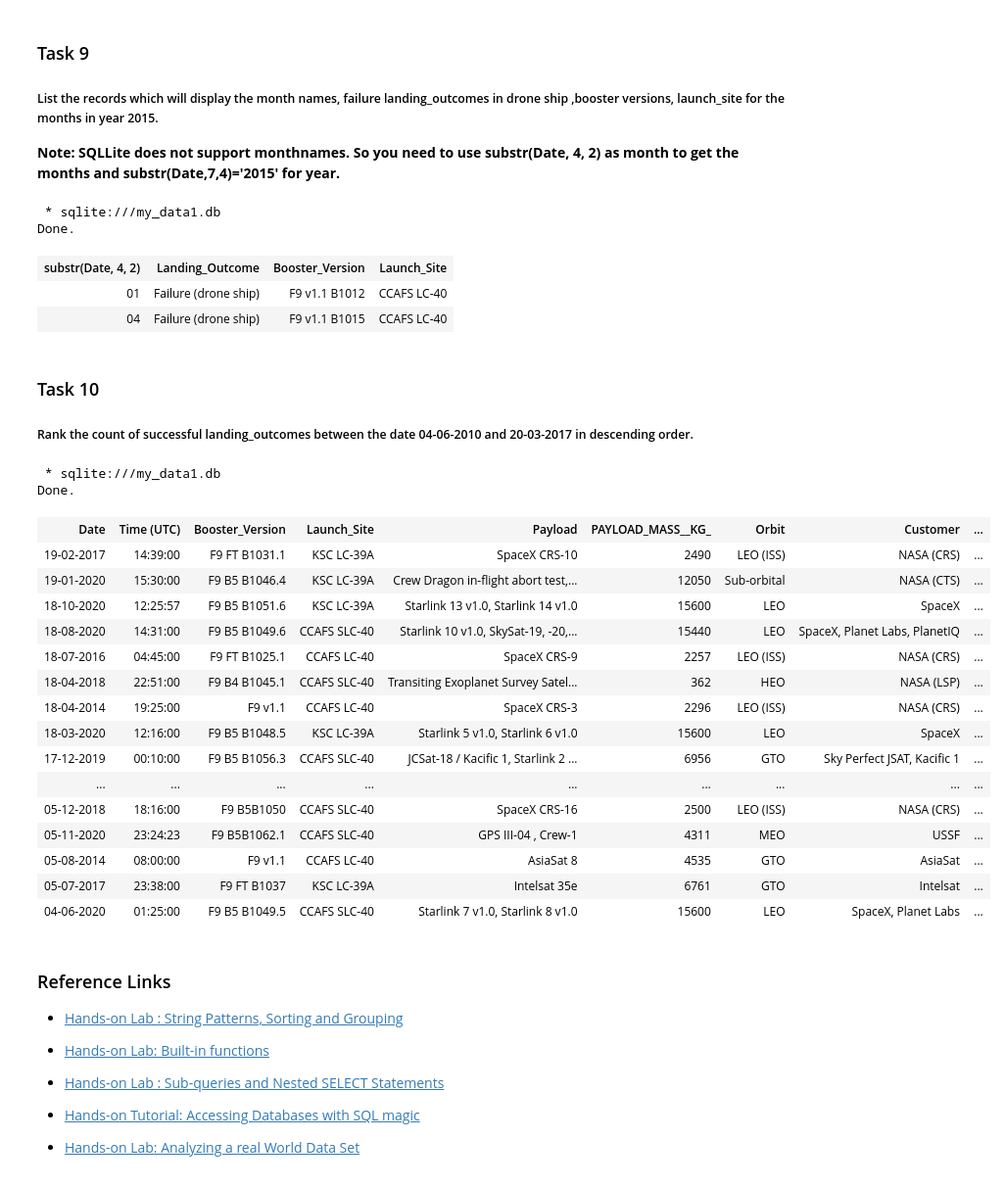
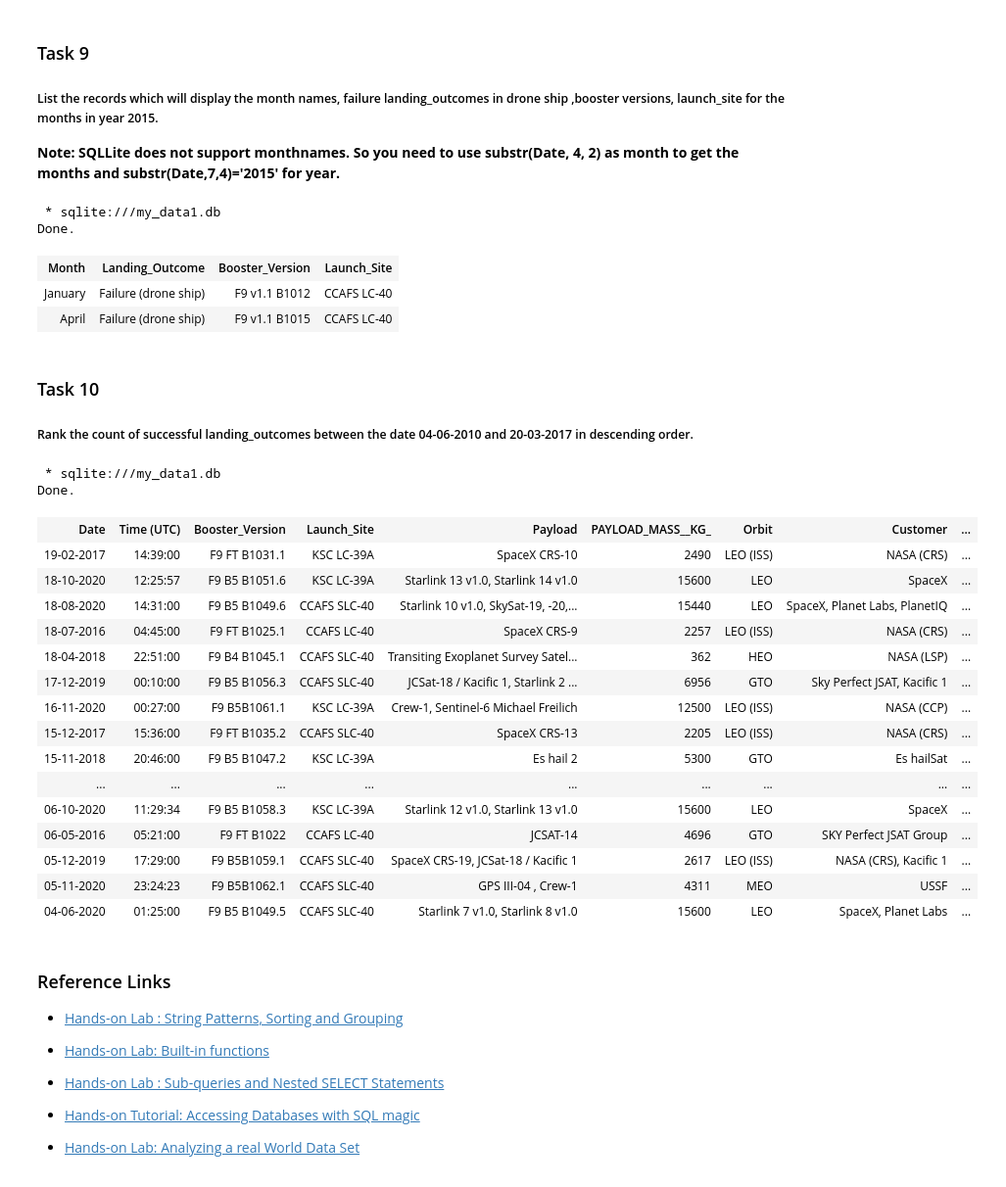
Before and after one commit to fdzavitsanos/coursera_applied_data_science_capstone_repo, a Jupyter notebook: week02/jupyter-labs-eda-sql-coursera_sqllite.ipynb, the cells around one changed output. Shown at 98% size. Drawn from its saved outputs; the diff is of its cells as text; code cells hidden in the pictures.

```diff
--- a/week02/jupyter-labs-eda-sql-coursera_sqllite.ipynb
+++ b/week02/jupyter-labs-eda-sql-coursera_sqllite.ipynb
@@ -283,37 +283,42 @@ Done.
 
 **Note: SQLLite does not support monthnames. So you need to use  substr(Date, 4, 2) as month to get the months and substr(Date,7,4)='2015' for year.**
 # %%
-%sql select substr(Date, 4, 2), Landing_Outcome, Booster_Version, Launch_Site from SPACEXTBL where substr(Date, 7, 4) = '2015' and Landing_Outcome = 'Failure (drone ship)';
+%sql select case when substr(Date, 4, 2) = '01' then 'January' \
+    when substr(Date, 4, 2) = '04' then 'April' \
+    end as Month, \
+    Landing_Outcome, Booster_Version, Launch_Site from SPACEXTBL where substr(Date, 7, 4) = '2015' \
+    and Landing_Outcome = 'Failure (drone ship)';
 # %% [output]
  * sqlite:///my_data1.db
 Done.
-| substr(Date, 4, 2) | Landing_Outcome | Booster_Version | Launch_Site |
-| 01 | Failure (drone ship) | F9 v1.1 B1012 | CCAFS LC-40 |
-| 04 | Failure (drone ship) | F9 v1.1 B1015 | CCAFS LC-40 |
+| Month | Landing_Outcome | Booster_Version | Launch_Site |
+| January | Failure (drone ship) | F9 v1.1 B1012 | CCAFS LC-40 |
+| April | Failure (drone ship) | F9 v1.1 B1015 | CCAFS LC-40 |
 # %% [markdown]
 ### Task 10
 
 ##### Rank the  count of  successful landing_outcomes between the date 04-06-2010 and 20-03-2017 in descending order.
 # %%
-%sql select * from SPACEXTBL where Date between '04-06-2020' and '20-03-2017' order by Date desc;
+%sql select * from SPACEXTBL where Date between '04-06-2020' and '20-03-2017' \
+    and Landing_Outcome like '%Success%' order by Date desc;
 # %% [output]
  * sqlite:///my_data1.db
 Done.
 | Date | Time (UTC) | Booster_Version | Launch_Site | Payload | PAYLOAD_MASS__KG_ | Orbit | Customer | ... |
 | 19-02-2017 | 14:39:00 | F9 FT B1031.1 | KSC LC-39A | SpaceX CRS-10 | 2490 | LEO (ISS) | NASA (CRS) | ... |
-| 19-01-2020 | 15:30:00 | F9 B5 B1046.4 | KSC LC-39A | Crew Dragon in-flight abort test,... | 12050 | Sub-orbital | NASA (CTS) | ... |
 | 18-10-2020 | 12:25:57 | F9 B5 B1051.6 | KSC LC-39A | Starlink 13 v1.0, Starlink 14 v1.0 | 15600 | LEO | SpaceX | ... |
 | 18-08-2020 | 14:31:00 | F9 B5 B1049.6 | CCAFS SLC-40 | Starlink 10 v1.0, SkySat-19, -20,... | 15440 | LEO | SpaceX, Planet Labs, PlanetIQ | ... |
 | 18-07-2016 | 04:45:00 | F9 FT B1025.1 | CCAFS LC-40 | SpaceX CRS-9 | 2257 | LEO (ISS) | NASA (CRS) | ... |
 | 18-04-2018 | 22:51:00 | F9 B4 B1045.1 | CCAFS SLC-40 | Transiting Exoplanet Survey Satel... | 362 | HEO | NASA (LSP) | ... |
-| 18-04-2014 | 19:25:00 | F9 v1.1 | CCAFS LC-40 | SpaceX CRS-3 | 2296 | LEO (ISS) | NASA (CRS) | ... |
-| 18-03-2020 | 12:16:00 | F9 B5 B1048.5 | KSC LC-39A | Starlink 5 v1.0, Starlink 6 v1.0 | 15600 | LEO | SpaceX | ... |
 | 17-12-2019 | 00:10:00 | F9 B5 B1056.3 | CCAFS SLC-40 | JCSat-18 / Kacific 1, Starlink 2 ... | 6956 | GTO | Sky Perfect JSAT, Kacific 1 | ... |
+| 16-11-2020 | 00:27:00 | F9 B5B1061.1 | KSC LC-39A | Crew-1, Sentinel-6 Michael Freilich | 12500 | LEO (ISS) | NASA (CCP) | ... |
+| 15-12-2017 | 15:36:00 | F9 FT B1035.2 | CCAFS SLC-40 | SpaceX CRS-13 | 2205 | LEO (ISS) | NASA (CRS) | ... |
+| 15-11-2018 | 20:46:00 | F9 B5 B1047.2 | KSC LC-39A | Es hail 2 | 5300 | GTO | Es hailSat | ... |
 | ... | ... | ... | ... | ... | ... | ... | ... | ... |
-| 05-12-2018 | 18:16:00 | F9 B5B1050 | CCAFS SLC-40 | SpaceX CRS-16 | 2500 | LEO (ISS) | NASA (CRS) | ... |
+| 06-10-2020 | 11:29:34 | F9 B5 B1058.3 | KSC LC-39A | Starlink 12 v1.0, Starlink 13 v1.0 | 15600 | LEO | SpaceX | ... |
+| 06-05-2016 | 05:21:00 | F9 FT B1022 | CCAFS LC-40 | JCSAT-14 | 4696 | GTO | SKY Perfect JSAT Group | ... |
+| 05-12-2019 | 17:29:00 | F9 B5B1059.1 | CCAFS SLC-40 | SpaceX CRS-19, JCSat-18 / Kacific 1 | 2617 | LEO (ISS) | NASA (CRS), Kacific 1 | ... |
 | 05-11-2020 | 23:24:23 | F9 B5B1062.1 | CCAFS SLC-40 | GPS III-04 , Crew-1 | 4311 | MEO | USSF | ... |
-| 05-08-2014 | 08:00:00 | F9 v1.1 | CCAFS LC-40 | AsiaSat 8 | 4535 | GTO | AsiaSat | ... |
-| 05-07-2017 | 23:38:00 | F9 FT B1037 | KSC LC-39A | Intelsat 35e | 6761 | GTO | Intelsat | ... |
 | 04-06-2020 | 01:25:00 | F9 B5 B1049.5 | CCAFS SLC-40 | Starlink 7 v1.0, Starlink 8 v1.0 | 15600 | LEO | SpaceX, Planet Labs | ... |
 # %% [markdown]
 ### Reference Links
```
